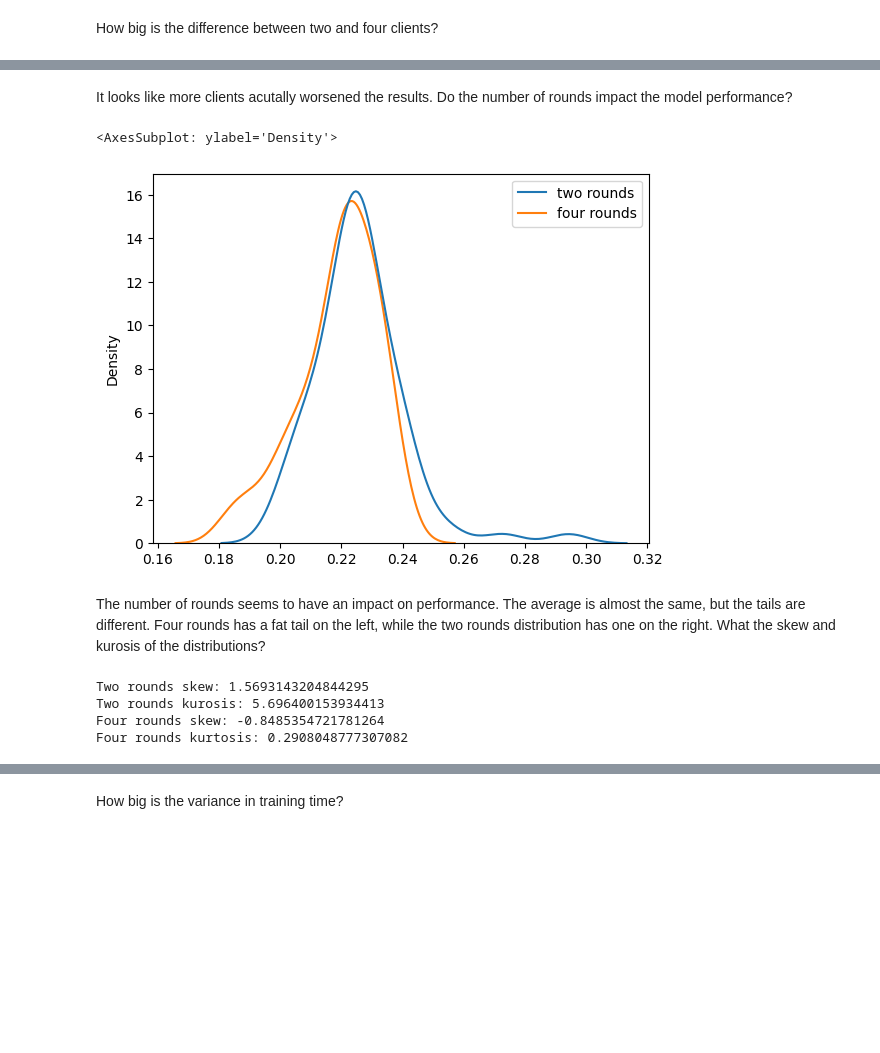
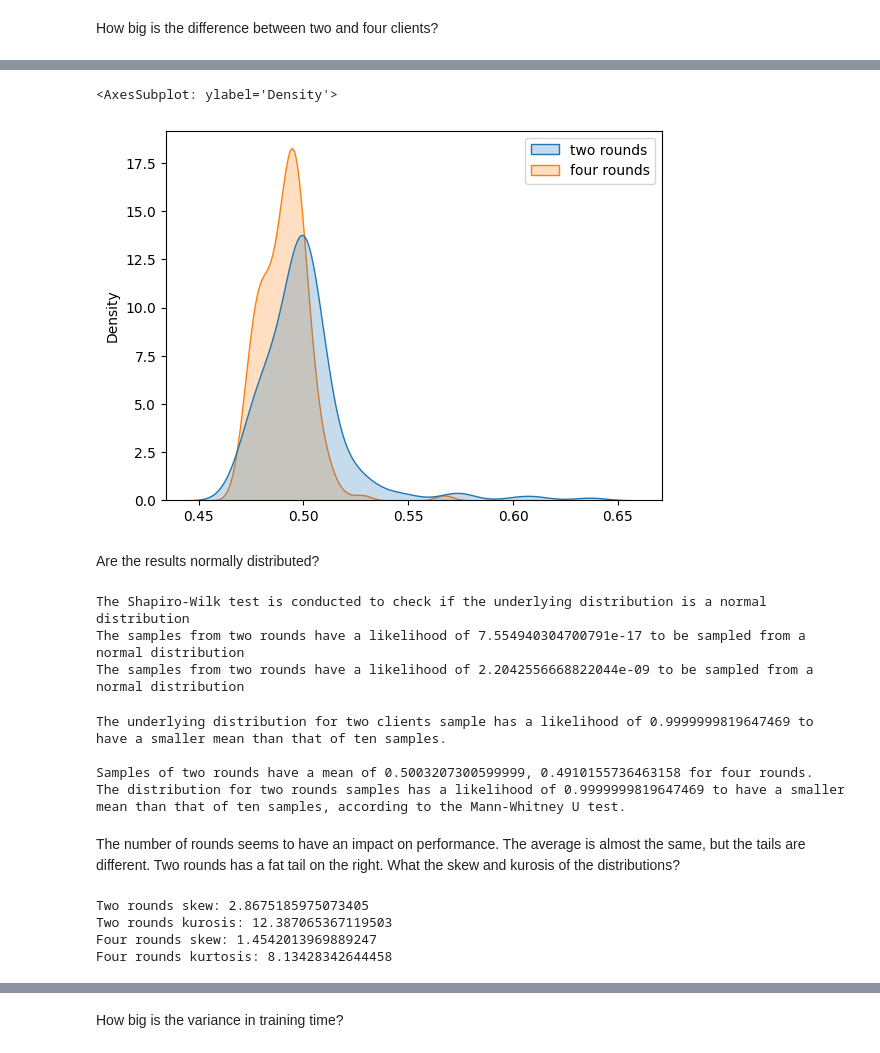
Before and after one commit to Flowwrian/Investigating-the-Effectiveness-of-Cross-Silo-Datasets-for-Training-Federated-Learning-Models, a Jupyter notebook: notebooks/weather_analysis.ipynb, the cells around one changed output, grey strips where cells are left out. Drawn from its saved outputs; the diff is of its cells as text; code cells hidden in the pictures; blank space fills up the shorter version.

```diff
--- a/notebooks/weather_analysis.ipynb
+++ b/notebooks/weather_analysis.ipynb
@@ -162,26 +206,51 @@ sns.kdeplot(num_of_clients_diff_df)
-# %% [markdown]
-It looks like more clients acutally worsened the results. Do the number of rounds impact the model performance?
 # %%
-two_rounds_df = results_only_df[results_only_df.rounds == 2]
-four_rounds_df = results_only_df[results_only_df.rounds == 4]
+two_rounds_df = weather_df[weather_df.rounds == 2]
+four_rounds_df = weather_df[weather_df.rounds == 4]
 
-num_of_rounds_diff_df = pd.DataFrame({"two rounds": two_rounds_df.losses_distributed, "four rounds": four_rounds_df.losses_distributed})
+num_of_rounds_diff_df = pd.DataFrame({"two rounds": two_rounds_df.centralized_loss, "four rounds": four_rounds_df.centralized_loss})
 
-sns.kdeplot(num_of_rounds_diff_df)
+sns.kdeplot(num_of_rounds_diff_df, fill=True)
 # %% [output]
 <AxesSubplot: ylabel='Density'>
-[figure, old version]
+[figure, new version]
+# %% [markdown]
+Are the results normally distributed?
+# %%
+print("The Shapiro-Wilk test is conducted to check if the underlying distribution is a normal distribution")
+
+stat, p_value = scipy.stats.shapiro(two_rounds_df.centralized_loss.to_numpy())
+print(f'The samples from two rounds have a likelihood of {p_value} to be sampled from a normal distribution')
+
+stat, p_value = scipy.stats.shapiro(four_rounds_df.centralized_loss.to_numpy())
+print(f'The samples from two rounds have a likelihood of {p_value} to be sampled from a normal distribution')
+# %% [output]
+The Shapiro-Wilk test is conducted to check if the underlying distribution is a normal distribution
+The samples from two rounds have a likelihood of 7.554940304700791e-17 to be sampled from a normal distribution
+The samples from two rounds have a likelihood of 2.2042556668822044e-09 to be sampled from a normal distribution
+# %%
+stat, p_value = scipy.stats.mannwhitneyu(four_rounds_df.centralized_loss.to_numpy(), two_rounds_df.centralized_loss.to_numpy(), alternative="less")
+print(f'The underlying distribution for two clients sample has a likelihood of {1-p_value} to have a smaller mean than that of ten samples.')
+
+print(f"""
+Samples of two rounds have a mean of {two_rounds_df.centralized_loss.mean()}, {four_rounds_df.centralized_loss.mean()} for four rounds.
+The distribution for two rounds samples has a likelihood of {1-p_value} to have a smaller mean than that of ten samples, according to the Mann-Whitney U test.
+""")
+# %% [output]
+The underlying distribution for two clients sample has a likelihood of 0.9999999819647469 to have a smaller mean than that of ten samples.
+
+Samples of two rounds have a mean of 0.5003207300599999, 0.4910155736463158 for four rounds.
+The distribution for two rounds samples has a likelihood of 0.9999999819647469 to have a smaller mean than that of ten samples, according to the Mann-Whitney U test.
 # %% [markdown]
-The number of rounds seems to have an impact on performance. The average is almost the same, but the tails are different. Four rounds has a fat tail on the left, while the two rounds distribution has one on the right. What the skew and kurosis of the distributions?
+The number of rounds seems to have an impact on performance. The average is almost the same, but the tails are different. Two rounds has a fat tail on the right. What the skew and kurosis of the distributions?
 # %%
 print(f"""
-Two rounds skew: {two_rounds_df.losses_distributed.skew()}
-Two rounds kurosis: {two_rounds_df.losses_distributed.kurtosis()}
-Four rounds skew: {four_rounds_df.losses_distributed.skew()}
-Four rounds kurtosis: {four_rounds_df.losses_distributed.kurtosis()}
+Two rounds skew: {two_rounds_df.centralized_loss.skew()}
+Two rounds kurosis: {two_rounds_df.centralized_loss.kurtosis()}
+Four rounds skew: {four_rounds_df.centralized_loss.skew()}
+Four rounds kurtosis: {four_rounds_df.centralized_loss.kurtosis()}
 """)
 # %% [output]
-Two rounds skew: 1.5693143204844295
-Two rounds kurosis: 5.696400153934413
-Four rounds skew: -0.8485354721781264
-Four rounds kurtosis: 0.2908048777307082
+Two rounds skew: 2.8675185975073405
+Two rounds kurosis: 12.387065367119503
+Four rounds skew: 1.4542013969889247
+Four rounds kurtosis: 8.13428342644458
```
Also changed, not shown: parts of 59 cells of this notebook, 13 other files.
